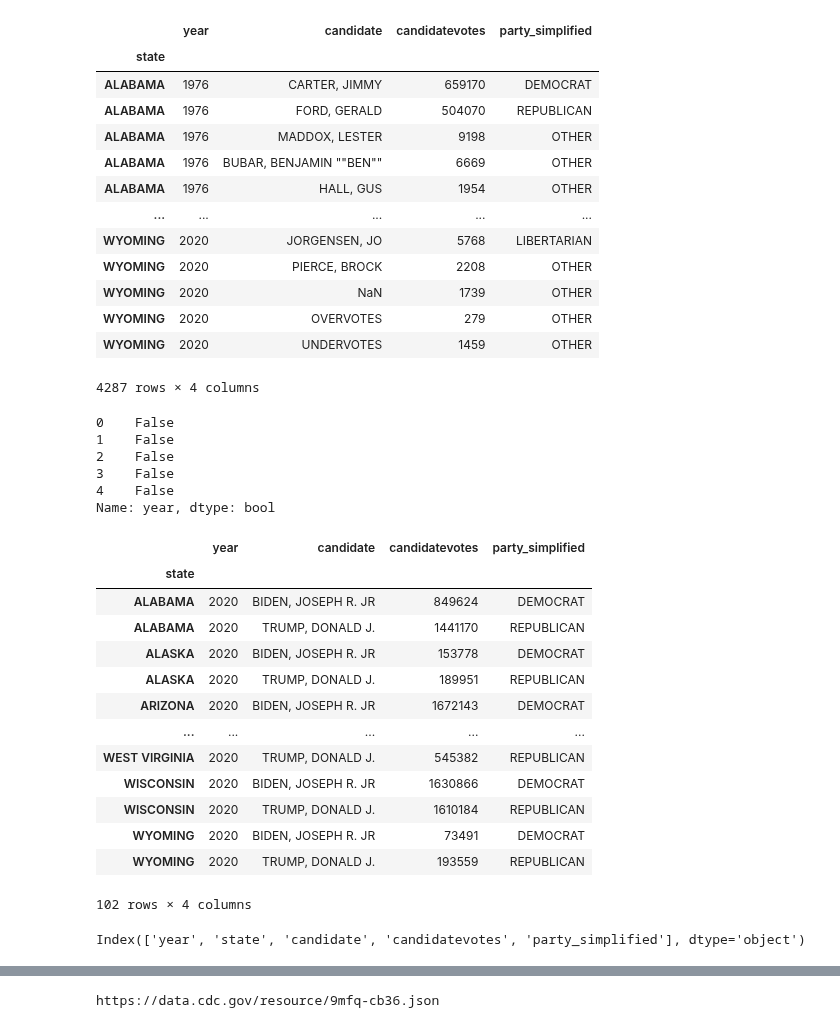
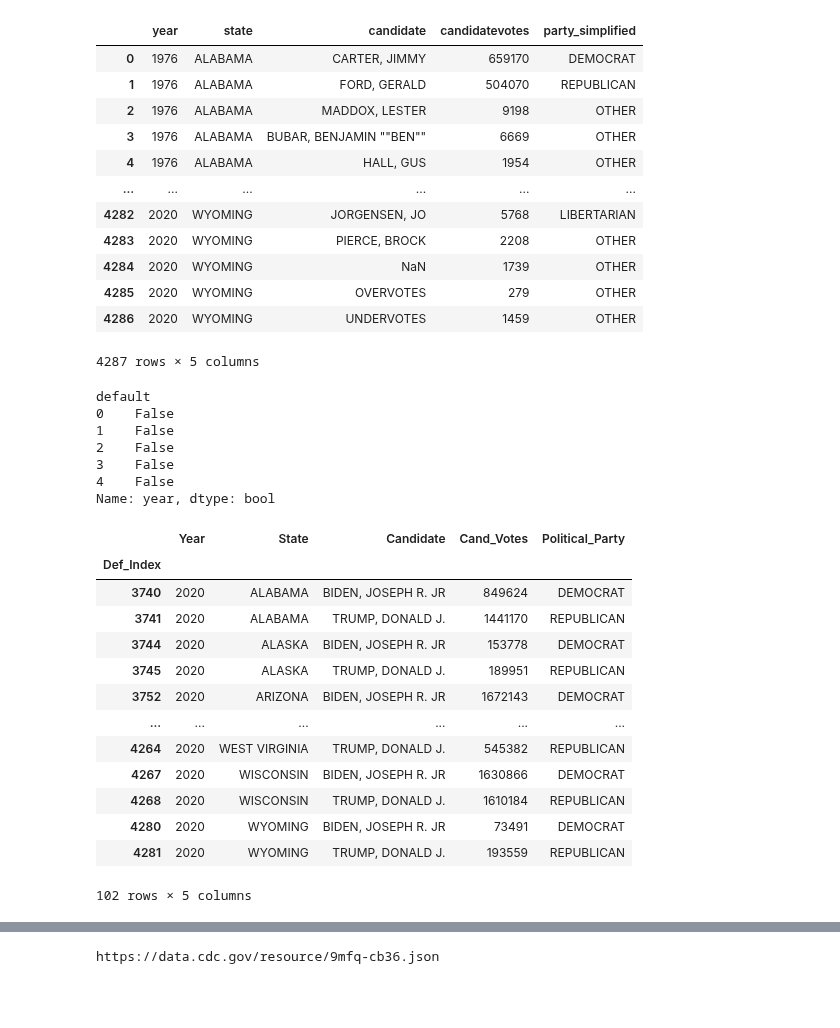
Before and after one commit to tduron3/I_Have_No_Clue, a Jupyter notebook: Project_4.ipynb, the cells around one changed output, grey strips where cells are left out. Drawn from its saved outputs; the diff is of its cells as text; code cells hidden in the pictures; blank space fills up the shorter version.

Commit message:
Cleaning Data Cont

```diff
--- a/Project_4.ipynb
+++ b/Project_4.ipynb
@@ -15,37 +14,34 @@ import lib
 output_data_file = "output.proj1.csv"
 # %%
 # Name CSV Files
-
 df = pd.read_csv(r'C:\users\tony duron\Project1-TD\Resources\1976-2020-president.csv')
 df.head()
 
 # Select Necessary Data
+df = pd.DataFrame(df, columns=['year','state','candidate','candidatevotes','party_simplified'])
 
-df = pd.DataFrame(df, columns=['year','state','candidate','candidatevotes','party_simplified'])
+# Print DataFrame
 df
-
-# Rearrange Data with Index
-df.set_index('state')
 # %% [output]
-|  | year | candidate | candidatevotes | party_simplified |
-| state |  |  |  |  |
-| ALABAMA | 1976 | CARTER, JIMMY | 659170 | DEMOCRAT |
-| ALABAMA | 1976 | FORD, GERALD | 504070 | REPUBLICAN |
-| ALABAMA | 1976 | MADDOX, LESTER | 9198 | OTHER |
-| ALABAMA | 1976 | BUBAR, BENJAMIN ""BEN"" | 6669 | OTHER |
-| ALABAMA | 1976 | HALL, GUS | 1954 | OTHER |
-| ... | ... | ... | ... | ... |
-| WYOMING | 2020 | JORGENSEN, JO | 5768 | LIBERTARIAN |
-| WYOMING | 2020 | PIERCE, BROCK | 2208 | OTHER |
-| WYOMING | 2020 | NaN | 1739 | OTHER |
-| WYOMING | 2020 | OVERVOTES | 279 | OTHER |
-| WYOMING | 2020 | UNDERVOTES | 1459 | OTHER |
+|  | year | state | candidate | candidatevotes | party_simplified |
+| 0 | 1976 | ALABAMA | CARTER, JIMMY | 659170 | DEMOCRAT |
+| 1 | 1976 | ALABAMA | FORD, GERALD | 504070 | REPUBLICAN |
+| 2 | 1976 | ALABAMA | MADDOX, LESTER | 9198 | OTHER |
+| 3 | 1976 | ALABAMA | BUBAR, BENJAMIN ""BEN"" | 6669 | OTHER |
+| 4 | 1976 | ALABAMA | HALL, GUS | 1954 | OTHER |
+| ... | ... | ... | ... | ... | ... |
+| 4282 | 2020 | WYOMING | JORGENSEN, JO | 5768 | LIBERTARIAN |
+| 4283 | 2020 | WYOMING | PIERCE, BROCK | 2208 | OTHER |
+| 4284 | 2020 | WYOMING | NaN | 1739 | OTHER |
+| 4285 | 2020 | WYOMING | OVERVOTES | 279 | OTHER |
+| 4286 | 2020 | WYOMING | UNDERVOTES | 1459 | OTHER |
-4287 rows × 4 columns
+4287 rows × 5 columns
 # %%
 # Select 2020 Presidential Election
 is_2020 = df['year']==2020
 is_2020.head()
 # %% [output]
+default
 0    False
 1    False
 2    False
@@ -62,31 +58,24 @@ value_list = ["DEMOCRAT","REPUBLICAN"]
 boolean_series = df_2020.party_simplified.isin(value_list)
 dem_rep_df = df_2020[boolean_series]
 
+dem_rep_df.index.names = ['Def_Index']
+
 # Print New DataFrame
 dem_rep_df
 
-# Set State as Index
-dem_rep_df.set_index('state')
+dem_rep_df.rename(columns = {'state':'State', 'year':'Year', 'candidate':'Candidate', 'candidatevotes':'Cand_Votes','party_simplified':'Political_Party'})
 # %% [output]
-|  | year | candidate | candidatevotes | party_simplified |
-| state |  |  |  |  |
-| ALABAMA | 2020 | BIDEN, JOSEPH R. JR | 849624 | DEMOCRAT |
-| ALABAMA | 2020 | TRUMP, DONALD J. | 1441170 | REPUBLICAN |
-| ALASKA | 2020 | BIDEN, JOSEPH R. JR | 153778 | DEMOCRAT |
-| ALASKA | 2020 | TRUMP, DONALD J. | 189951 | REPUBLICAN |
-| ARIZONA | 2020 | BIDEN, JOSEPH R. JR | 1672143 | DEMOCRAT |
-| ... | ... | ... | ... | ... |
-| WEST VIRGINIA | 2020 | TRUMP, DONALD J. | 545382 | REPUBLICAN |
-| WISCONSIN | 2020 | BIDEN, JOSEPH R. JR | 1630866 | DEMOCRAT |
-| WISCONSIN | 2020 | TRUMP, DONALD J. | 1610184 | REPUBLICAN |
-| WYOMING | 2020 | BIDEN, JOSEPH R. JR | 73491 | DEMOCRAT |
-| WYOMING | 2020 | TRUMP, DONALD J. | 193559 | REPUBLICAN |
+|  | Year | State | Candidate | Cand_Votes | Political_Party |
+| Def_Index |  |  |  |  |  |
+| 3740 | 2020 | ALABAMA | BIDEN, JOSEPH R. JR | 849624 | DEMOCRAT |
+| 3741 | 2020 | ALABAMA | TRUMP, DONALD J. | 1441170 | REPUBLICAN |
+| 3744 | 2020 | ALASKA | BIDEN, JOSEPH R. JR | 153778 | DEMOCRAT |
+| 3745 | 2020 | ALASKA | TRUMP, DONALD J. | 189951 | REPUBLICAN |
+| 3752 | 2020 | ARIZONA | BIDEN, JOSEPH R. JR | 1672143 | DEMOCRAT |
+| ... | ... | ... | ... | ... | ... |
+| 4264 | 2020 | WEST VIRGINIA | TRUMP, DONALD J. | 545382 | REPUBLICAN |
+| 4267 | 2020 | WISCONSIN | BIDEN, JOSEPH R. JR | 1630866 | DEMOCRAT |
+| 4268 | 2020 | WISCONSIN | TRUMP, DONALD J. | 1610184 | REPUBLICAN |
+| 4280 | 2020 | WYOMING | BIDEN, JOSEPH R. JR | 73491 | DEMOCRAT |
+| 4281 | 2020 | WYOMING | TRUMP, DONALD J. | 193559 | REPUBLICAN |
-102 rows × 4 columns
+102 rows × 5 columns
-# %%
-columns = dem_rep_df.columns
-index = dem_rep_df.index
-values = dem_rep_df.values
-
-columns
-# %% [output]
-Index(['year', 'state', 'candidate', 'candidatevotes', 'party_simplified'], dtype='object')
```
Also changed, not shown: parts of 6 cells of this notebook.
